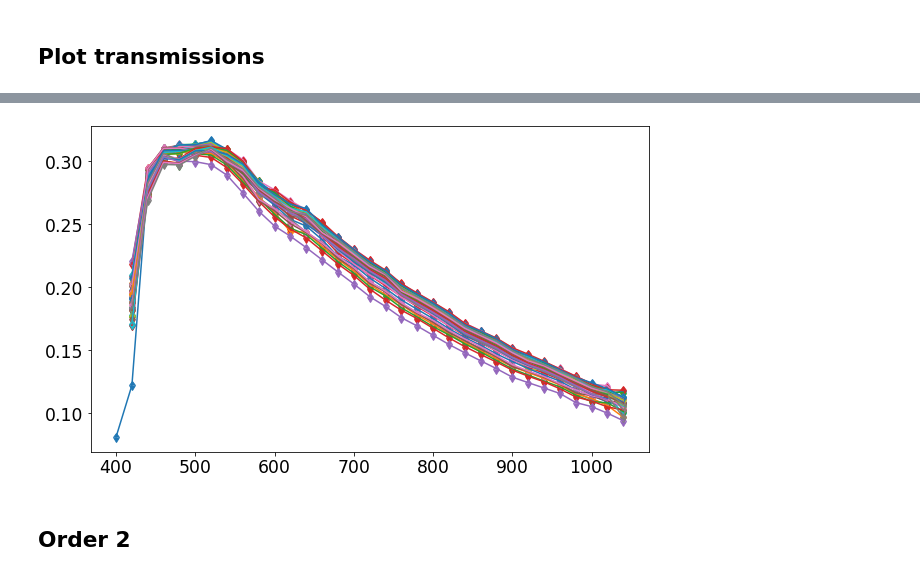
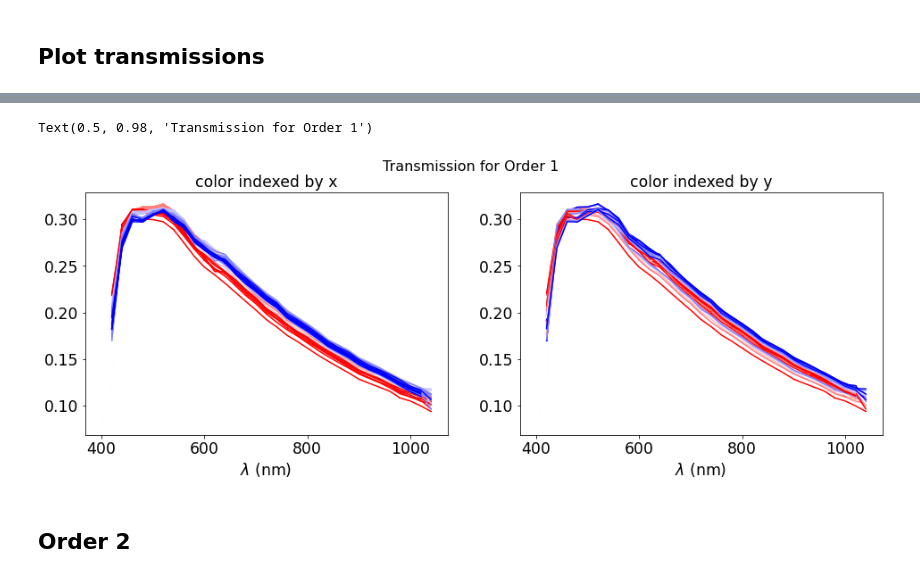
Before and after one commit to sylvielsstfr/HoloTransmissionCube, a Jupyter notebook: ExploreDataCube.ipynb, the cells around one changed output, grey strips where cells are left out. Drawn from its saved outputs; the diff is of its cells as text; code cells hidden in the pictures.

```diff
--- a/ExploreDataCube.ipynb
+++ b/ExploreDataCube.ipynb
@@ -169,3 +169,13 @@ array([list([(400.014, 0.08113432020751664, 0.0004253119019335874), (419.989, 0.
       dtype=object)
 # %% [markdown]
 ## Plot transmissions
+# %%
+from matplotlib import cm, colors
+values = np.linspace(-4.0, 4.0, 10)
+norm = colors.Normalize(vmin=-4.0, vmax=4.0, clip=False)
+mapper = cm.ScalarMappable(norm=norm, cmap=cm.bwr)
+for value in values:
+   print("%.2f" % value, "=",
+      "red:%.2f" % mapper.to_rgba(value)[0],
+      "green:%.2f" % mapper.to_rgba(value)[1],
+      "blue:%.2f" % mapper.to_rgba(value)[2])
@@ -172,12 +193,34 @@ array([list([(400.014, 0.08113432020751664, 0.0004253119019335874), (419.989, 0.
 # %%
+fig=plt.figure(figsize=(16,5))
+
+fig.add_subplot(1,2,1)
+
 for idx in np.arange(Npos1):
     list_of_datapoints = arr_1_ext[idx]
+    x,y = list_of_position_1[idx]
+    c = mapper.to_rgba(x)
+    wl,eff,eeff = zip(*list_of_datapoints)
+    #plt.errorbar(wl,eff,yerr=eeff,color=c,uplims=True, lolims=True)
+    plt.errorbar(wl,eff,yerr=eeff,color=c)
+    plt.title("color indexed by x")
+    plt.xlabel("$\lambda$ (nm)")
 
+fig.add_subplot(1,2,2)
+
+for idx in np.arange(Npos1):
+    list_of_datapoints = arr_1_ext[idx]
+    x,y = list_of_position_1[idx]
+    c = mapper.to_rgba(y)
     wl,eff,eeff = zip(*list_of_datapoints)
+    #plt.errorbar(wl,eff,yerr=eeff,color=c,uplims=True, lolims=True)
+    plt.errorbar(wl,eff,yerr=eeff,color=c)
+    plt.title("color indexed by y")
+    plt.xlabel("$\lambda$ (nm)")
 
-    plt.errorbar(wl,eff,yerr=eeff,uplims=True, lolims=True)
+plt.suptitle("Transmission for Order 1",fontsize=16)
 # %% [output]
+Text(0.5, 0.98, 'Transmission for Order 1')
-[figure, old version]
+[figure, new version]
 # %% [markdown]
 ## Order 2
 # %%
```
Also changed, not shown: parts of 5 cells of this notebook.
